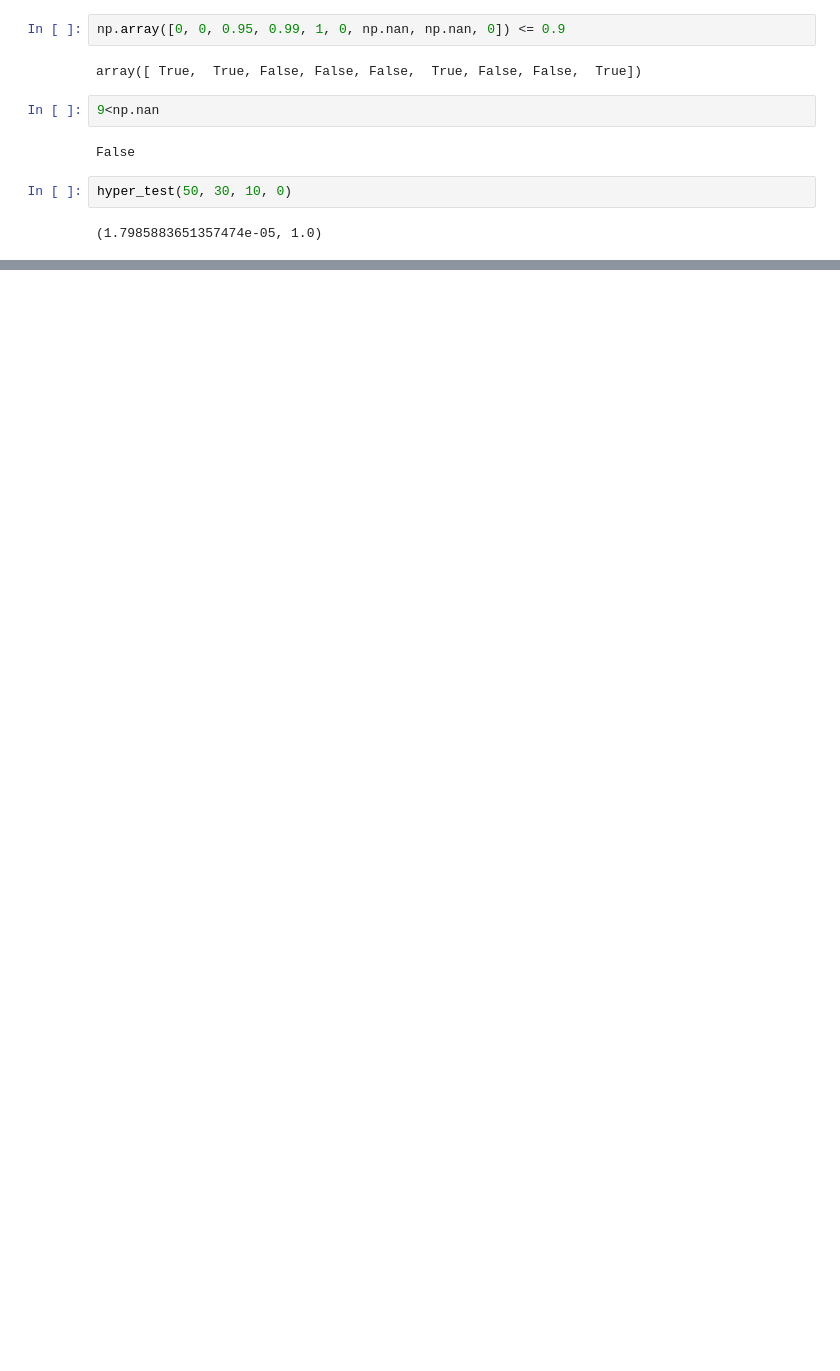
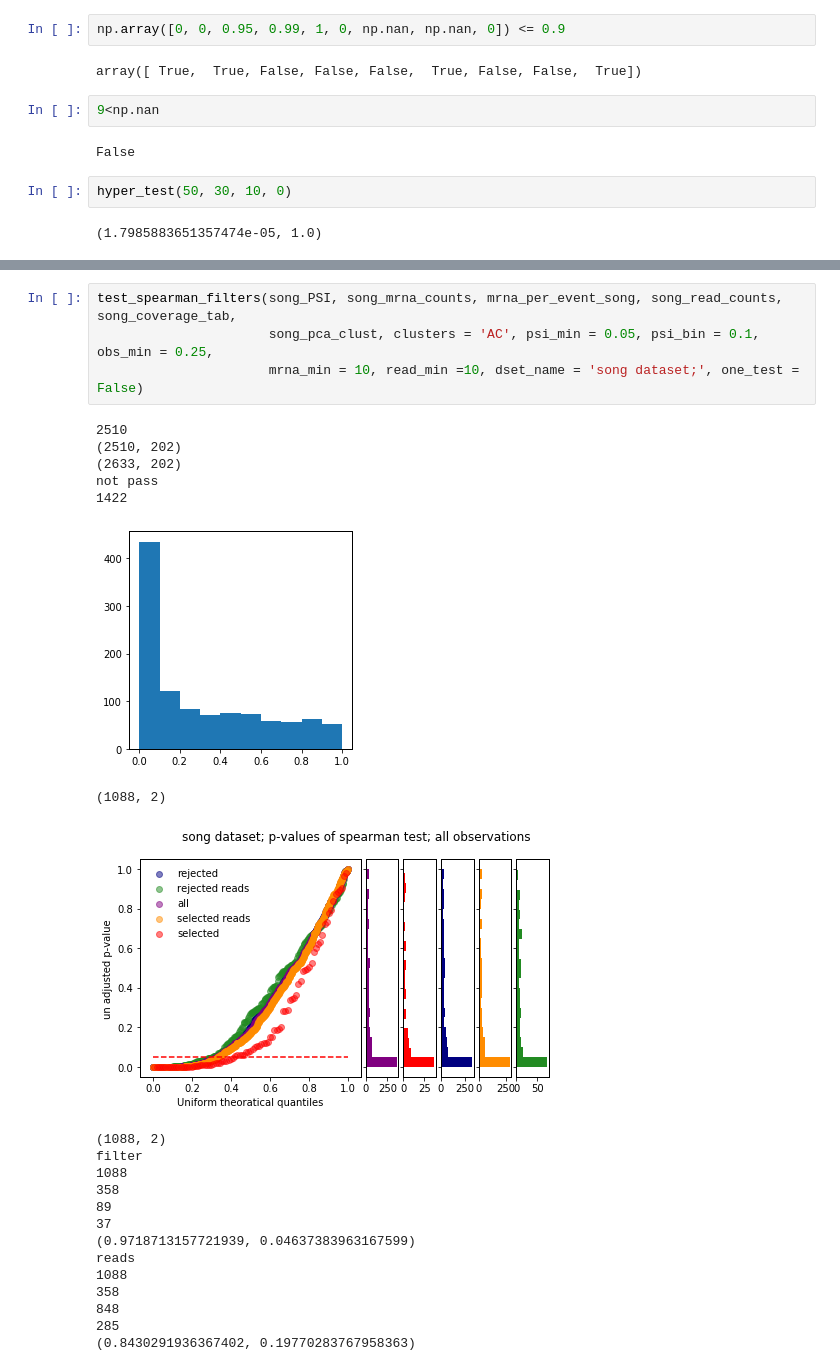
Before and after one commit to lareaulab/sc_binary_splicing, a Jupyter notebook: backup/Untitled2.ipynb, the cells around one changed output, grey strips where cells are left out. Cells and saved outputs as stored; diff of their text form; blank space fills up the shorter version.

```diff
--- a/backup/Untitled2.ipynb
+++ b/backup/Untitled2.ipynb
@@ -1965,0 +2346,26 @@ hyper_test(50, 30, 10, 0)
+# %%
+test_spearman_filters(song_PSI, song_mrna_counts, mrna_per_event_song, song_read_counts, song_coverage_tab,
+                      song_pca_clust, clusters = 'AC', psi_min = 0.05, psi_bin = 0.1, obs_min = 0.25,
+                      mrna_min = 10, read_min =10, dset_name = 'song dataset;', one_test = False)
+# %% [output]
+2510
+(2510, 202)
+(2633, 202)
+not pass
+1422
+[figure, added]
+(1088, 2)
+[figure, added]
+(1088, 2)
+filter
+1088
+358
+89
+37
+(0.9718713157721939, 0.04637383963167599)
+reads
+1088
+358
+848
+285
+(0.8430291936367402, 0.19770283767958363)
```
Also changed, not shown: parts of 46 cells of this notebook, 3 other files.
